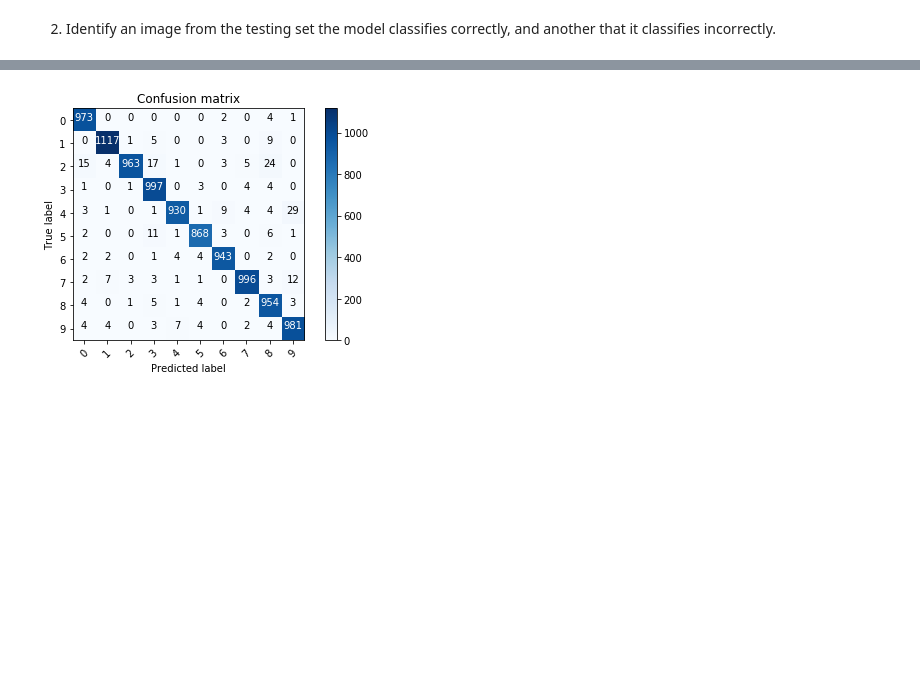
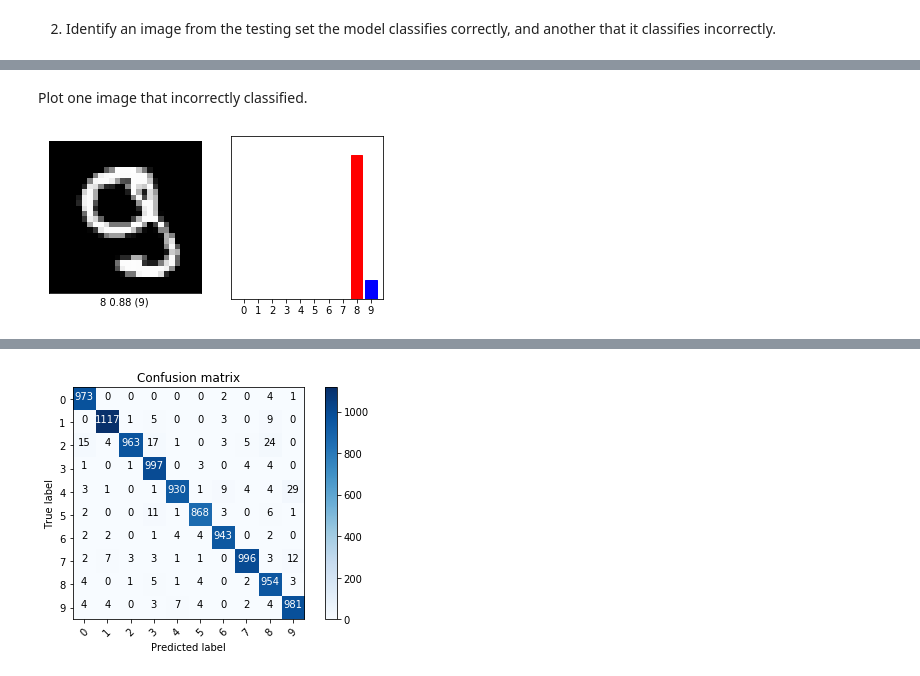
Before and after one commit to ysjbluemoon/Applied-Deep-Learning, a Jupyter notebook: Assignment 1/a1.ipynb, the cells around one changed output, grey strips where cells are left out. Drawn from its saved outputs; the diff is of its cells as text; code cells hidden in the pictures; blank space fills up the shorter version.

```diff
--- a/Assignment 1/a1.ipynb
+++ b/Assignment 1/a1.ipynb
@@ -309,4 +297,4 @@ Epoch 5/5
 <tensorflow.python.keras.callbacks.History at 0x...>
 # %%
-y_pred = model.predict_classes(x_test)
-y_pred
+y_pred = model.predict(x_test)
+y_pred_class = model.predict_classes(x_test)
@@ -321,0 +303,31 @@ cm = confusion_matrix(y_test, y_pred)
+# %%
+# Write a function to plot the digits
+# Show the predicted label, the confidence score and the true label
+# on X axis
+def plot_image(i, pred, true_label, img):
+  pred, true_label, img = pred, true_label[i], img[i]
+  plt.grid(False)
+  plt.xticks([])
+  plt.yticks([])
+
+  plt.imshow(img, cmap="gray")
+
+  pred_label = np.argmax(pred)
+
+  plt.xlabel("{} {:.2f} ({})".format(pred_label,
+                                np.max(pred),
+                                true_label))
+
+# Write a function to display the distribution of the confidence score
+# Red bar represents a wrong prediction, blue bar represents a right prediction
+def plot_value_array(i, pred, true_label):
+  pred, true_label = pred, true_label[i]
+  plt.grid(False)
+  plt.xticks(range(10))
+  plt.yticks([])
+  thisplot = plt.bar(range(10), pred, color="#777777")
+  plt.ylim([0, 1])
+  pred_label = np.argmax(pred)
+
+  thisplot[pred_label].set_color('red')
+  thisplot[true_label].set_color('blue')
@@ -321,0 +359,12 @@ cm = confusion_matrix(y_test, y_pred)
+# %% [markdown]
+Plot one image that incorrectly classified.
+# %%
+i = 151
+plt.figure(figsize=(6,3))
+plt.subplot(1,2,1)
+plot_image(i, y_pred[i], y_test, x_test)
+plt.subplot(1,2,2)
+plot_value_array(i, y_pred[i],  y_test)
+plt.show()
+# %% [output]
+[figure, added]
```
Also changed, not shown: parts of 15 cells of this notebook.
